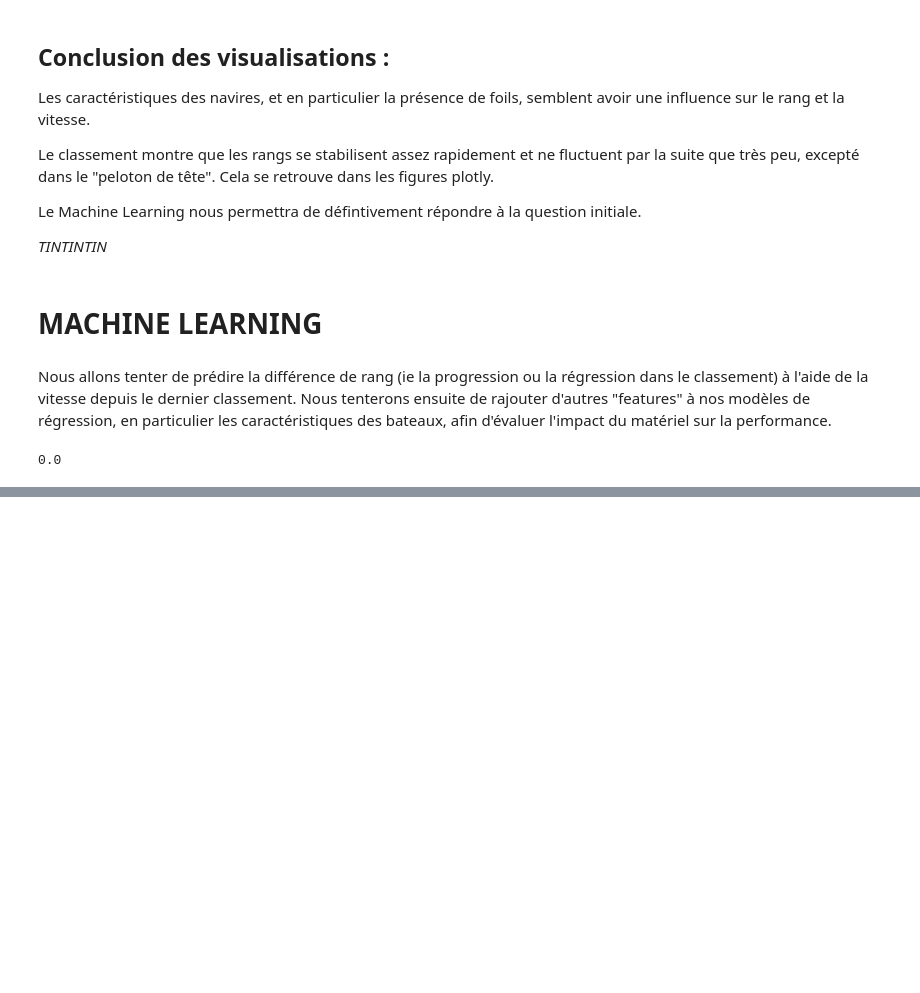
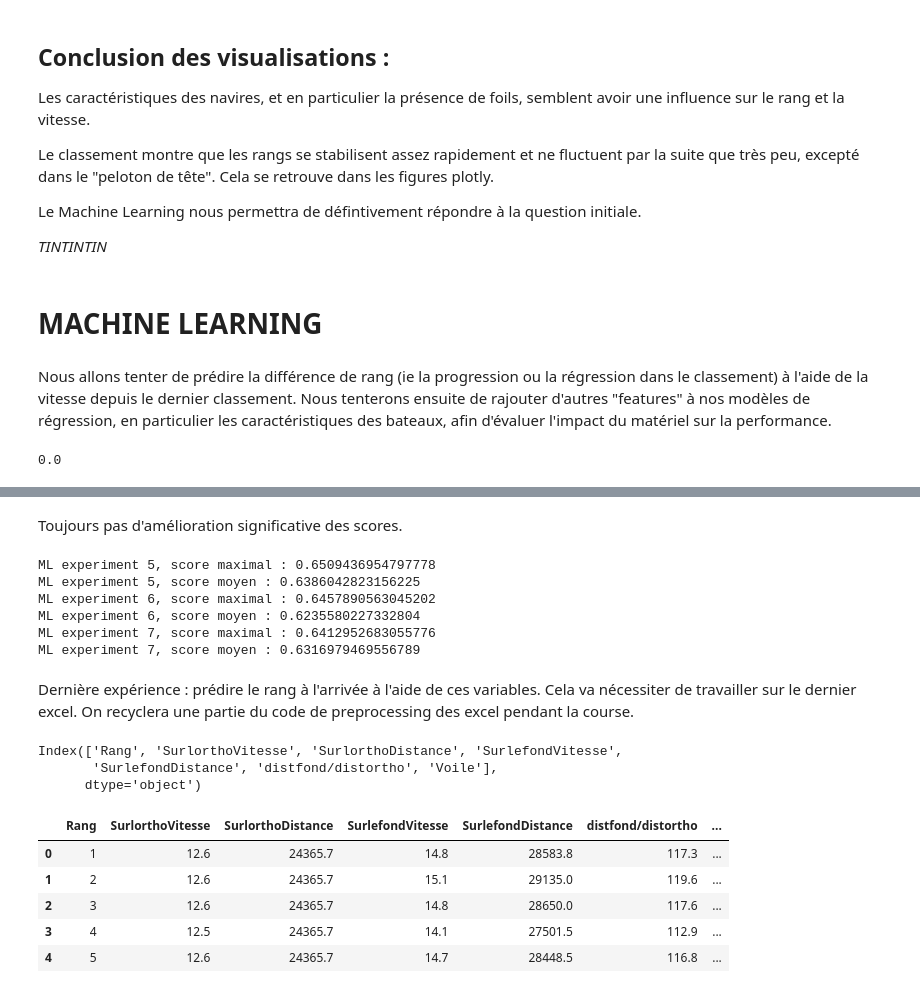
Before and after one commit to Kit-Data-Science-Telecom-2021-2022/KitBD_PSamir, a Jupyter notebook: Projet/projet.ipynb, the cells around one changed output, grey strips where cells are left out. Cells and saved outputs as stored; diff of their text form; code cells hidden in the pictures; blank space fills up the shorter version.

```diff
--- a/Projet/projet.ipynb
+++ b/Projet/projet.ipynb
@@ -291,0 +705,43 @@ df_merged["Rangdiff"].isna().mean()
+# %% [markdown]
+Toujours pas d'amélioration significative des scores.
+# %%
+for i, scores in enumerate([fifth_models,sixth_models,seventh_models]):
+    print(f"ML experiment {i+5}, score maximal :",np.max(scores))
+    print(f"ML experiment {i+5}, score moyen :",np.mean(scores))
+# %% [output]
+ML experiment 5, score maximal : 0.6509436954797778
+ML experiment 5, score moyen : 0.6386042823156225
+ML experiment 6, score maximal : 0.6457890563045202
+ML experiment 6, score moyen : 0.6235580227332804
+ML experiment 7, score maximal : 0.6412952683055776
+ML experiment 7, score moyen : 0.6316979469556789
+# %% [markdown]
+Dernière expérience : prédire le rang à l'arrivée à l'aide de ces variables. Cela va nécessiter de travailler sur le dernier excel. On recyclera une partie du code de preprocessing des excel pendant la course.
+# %%
+df = pd.read_excel("data/20210305_080000.xlsx",skiprows=3,nrows=33,header=[0,1])
+df = df.dropna(axis=1, how="all")
+df.columns = [re.sub(r'\W+', '', \
+              ' '.join([x.split("\n")[0] if x.split("\n")[0] and "Unnamed" not in x else "" if "Unnamed" in x else x for x in y]) \
+              .strip()) \
+              for y in df.columns.values]
+df["distfond/distortho"] = df[""]
+df = df[df["Rang"] != "RET"]
+df[["Nat", "Voile"]] = df["NatVoile"].str.split(" ", expand=True)
+df = df.drop(["NatVoile","","SkipperBateau","Datedarrivée","Tempsdecourse","ÉcartsAupremier","ÉcartsAuprécédent","Nat"],axis=1)
+splitto = lambda x: x.split()[0] if x.split()[0] else np.nan
+df["Rang"] = df["Rang"].apply(splitto)
+for col in [x for x in df.columns if "vitesse" in x.lower() or "dist" in x.lower()]:
+    df[col] = df[col].apply(splitto)
+df["Voile"] = df["Voile"].astype(int)
+print(df.columns)
+df.head()
+# %% [output]
+Index(['Rang', 'SurlorthoVitesse', 'SurlorthoDistance', 'SurlefondVitesse',
+       'SurlefondDistance', 'distfond/distortho', 'Voile'],
+      dtype='object')
+|  | Rang | SurlorthoVitesse | SurlorthoDistance | SurlefondVitesse | SurlefondDistance | distfond/distortho | ... |
+| 0 | 1 | 12.6 | 24365.7 | 14.8 | 28583.8 | 117.3 | ... |
+| 1 | 2 | 12.6 | 24365.7 | 15.1 | 29135.0 | 119.6 | ... |
+| 2 | 3 | 12.6 | 24365.7 | 14.8 | 28650.0 | 117.6 | ... |
+| 3 | 4 | 12.5 | 24365.7 | 14.1 | 27501.5 | 112.9 | ... |
+| 4 | 5 | 12.6 | 24365.7 | 14.7 | 28448.5 | 116.8 | ... |
```
Also changed, not shown: parts of 30 cells of this notebook.
